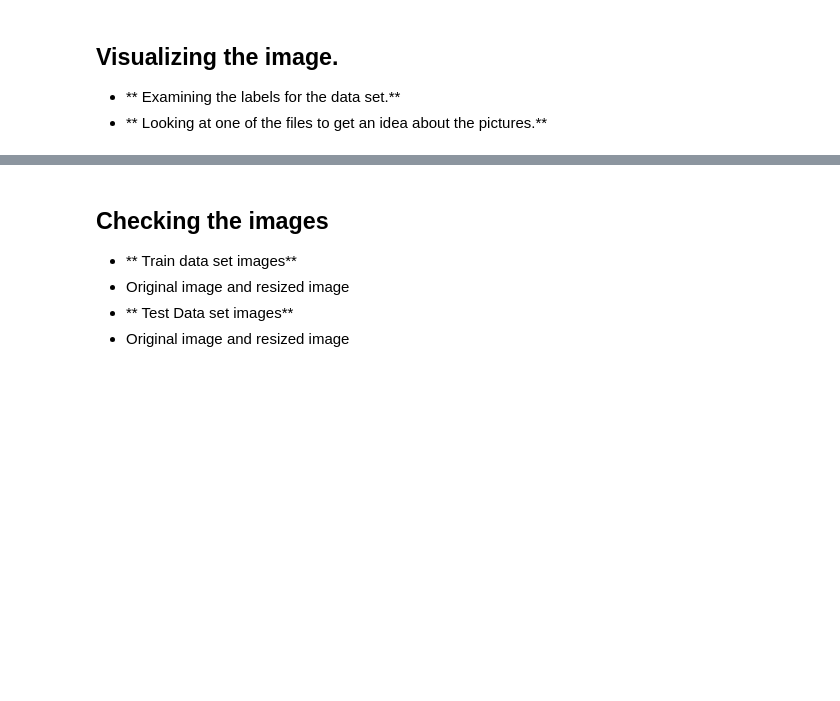
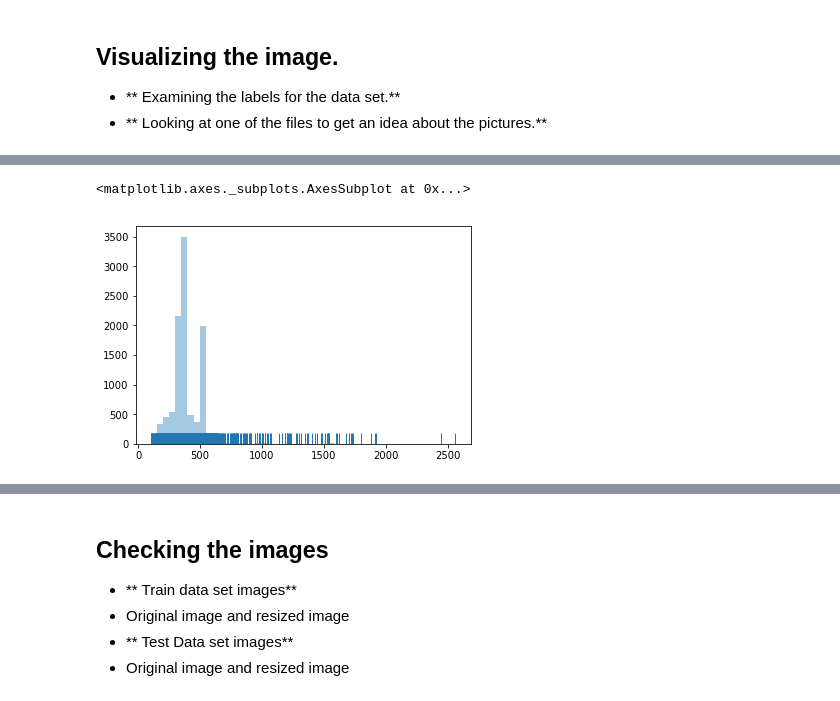
Before and after one commit to Farhad-n/Clasification, a Jupyter notebook: DB_EDA.ipynb, the cells around one changed output, grey strips where cells are left out. Cells and saved outputs as stored; diff of their text form; code cells hidden in the pictures; blank space fills up the shorter version.

```diff
--- a/DB_EDA.ipynb
+++ b/DB_EDA.ipynb
@@ -122,0 +180,16 @@ labels.tail(10)
+# %%
+# Cycle through the pictures in the directory and record Hiegth and Width of each pictures.
+temp = 0
+img_height = []
+img_width = []
+for x, breed in tqdm(labels.values):
+    img = cv2.imread('/home/ubuntu/train/{}.jpg'.format(x))
+    img_height.append(img.shape[0])
+    img_width.append(img.shape[1])
+    temp = x
+# %%
+# Plot histogram enabled the option of rugplot() to show the tic marks
+sns.distplot(img_height, kde=False, rug=True)
+# %% [output]
+<matplotlib.axes._subplots.AxesSubplot at 0x...>
+[figure, added]
```
Also changed, not shown: parts of 39 cells of this notebook.
